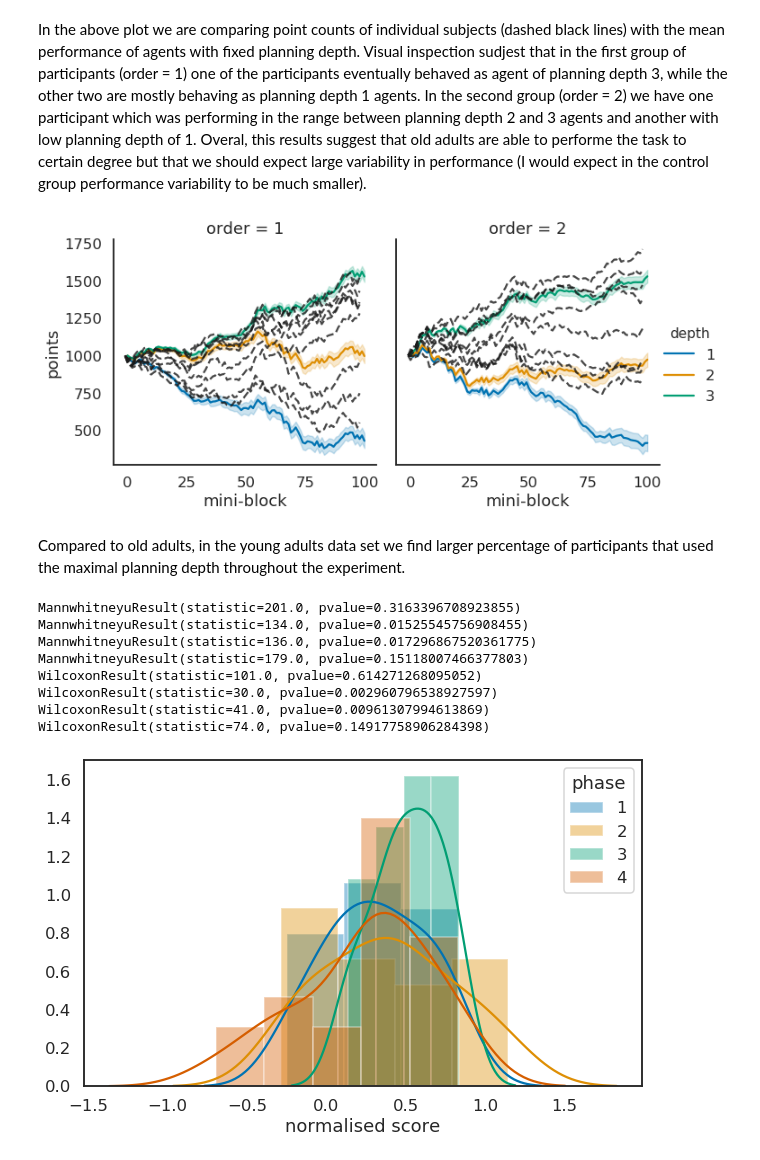
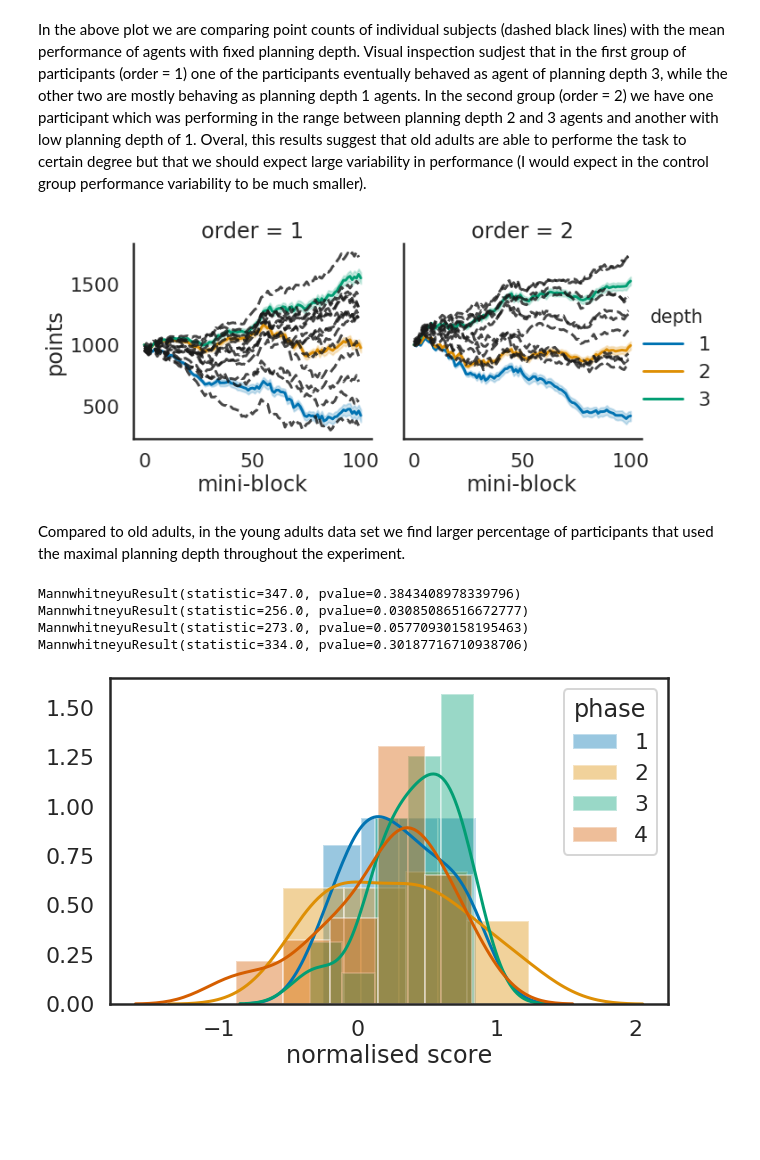
Before and after one commit to jeffensen/plandepth, a Jupyter notebook: notebooks/analysing_behavioural_data_B03.ipynb, the cells around one changed output. Saved outputs shown, nothing was run; the diff lists cells and outputs as text; code cells hidden in the pictures; blank space fills up the shorter version.

```diff
--- a/notebooks/analysing_behavioural_data_B03.ipynb
+++ b/notebooks/analysing_behavioural_data_B03.ipynb
@@ -105,11 +106,11 @@ home = expanduser("~")
 path1 = '/tudcloud/Shared/Experiments/Plandepth/B03_pilot/main/OA/'  # change to correct path
 path2 = '/tudcloud/Shared/Experiments/Plandepth/B03_pilot/main/YA/'
 
-data_old, states_old, responses_old, valid_old = load_and_format_data(path1, cutoff=500)
-data_young, states_young, responses_young, valid_young = load_and_format_data(path2, cutoff=500)
+data_old, states_old, responses_old, valid_old = load_and_format_data(path1, cutoff=0)
+data_young, states_young, responses_young, valid_young = load_and_format_data(path2, cutoff=0)
 
-data_old['group'] = 'old'
-data_young['group'] = 'young'
+data_old['group'] = 'OA'
+data_young['group'] = 'YA'
 
 data = data_old.append(data_young, ignore_index=True)
 # %% [output]
@@ -423,30 +434,30 @@ for depth in range(3):
     end_points = start_points + performance[depth].numpy().cumsum(-1)
     points = np.hstack([start_points*np.ones((runs, 1)), end_points])
     df = pd.DataFrame(points.T, columns=range(runs))
-    df['mini-block'] = np.arange(101)
+    df['mini-block'] = np.arange(blocks + 1)
     df = pd.melt(df, id_vars='mini-block', value_vars=range(runs), value_name='points')
     df['order'] = 1
-    df.loc[df.variable >= 25, 'order'] = 2
+    df.loc[df.variable >= runs//2, 'order'] = 2
     df['depth'] = depth + 1
     sim_data = sim_data.append(df, ignore_index=True)
 
-    phase_values = np.concatenate([start_points*np.ones((50, 1)), end_points.reshape(-1, 4, 25)[..., -1]], -1)
+    phase_values = np.concatenate([start_points*np.ones((runs, 1)), end_points.reshape(-1, 4, 25)[..., -1]], -1)
     diffs = np.diff(phase_values, axis=-1)
 
-    diffs[25:, :] = np.concatenate([diffs[25:, 2:], diffs[25:, :2]], -1)
+    diffs[runs//2:, :] = np.concatenate([diffs[runs//2:, 2:], diffs[runs//2:, :2]], -1)
 
     rel_score[depth] = diffs.mean(0)/25
 # %%
 import seaborn as sns
-norm_score = np.zeros((3, 50, 4))
+norm_score = np.zeros((3, runs, 4))
 for depth in range(3):
     df = sim_data.loc[sim_data.depth == depth+1]
-    end_points = df['points'].values.reshape(50, -1)[:, 1:]
+    end_points = df['points'].values.reshape(runs, -1)[:, 1:]
 
-    end_phase_points = np.concatenate([start_points*np.ones((50, 1)), end_points.reshape(-1, 4, 25)[..., -1]], -1)
+    end_phase_points = np.concatenate([start_points*np.ones((runs, 1)), end_points.reshape(-1, 4, 25)[..., -1]], -1)
     phase_diffs = np.diff(end_phase_points, axis=-1)
 
-    phase_diffs[25:, :] = np.concatenate([phase_diffs[25:, 2:], phase_diffs[25:, :2]], -1)
+    phase_diffs[runs:, :] = np.concatenate([phase_diffs[runs:, 2:], phase_diffs[runs:, :2]], -1)
 
     norm_score[depth] = (phase_diffs/25 - rel_score[0])/(rel_score[-1] - rel_score[0])
 
@@ -469,12 +502,12 @@ fig.savefig('simulates_normalised_scores.pdf', dpi=300)
 # %%
 g = sns.FacetGrid(sim_data, col="order", hue='depth', height=5)
 g.map(sns.lineplot, "mini-block", "points").add_legend();
-mini_blocks = np.arange(100)
+mini_blocks = np.arange(1, 101)
 
 for order in range(2):
-    for subject in np.unique(data.subject.values):
+    for subject in np.unique(data_old.subject.values):
         df = data_old.loc[data_old.order == order+1]
-        points = df.loc[df.subject == subject]['start_points'].values
+        points = df.loc[df.subject == subject]['end_points'].values
         if len(points) == blocks:
             g.axes[0, order].plot(mini_blocks - 1, points, 'k--', alpha=.8)
 # %% [output]
@@ -484,16 +517,16 @@ In the above plot we are comparing point counts of individual subjects (dashed b
 # %%
 g = sns.FacetGrid(sim_data, col="order", hue='depth', height=5)
 g.map(sns.lineplot, "mini-block", "points").add_legend();
-mini_blocks = np.arange(100)
+mini_blocks = np.arange(1, 101)
 
 for order in range(2):
-    for subject in np.unique(data.subject.values):
+    for subject in np.unique(data_young.subject.values):
         df = data_young.loc[data_young.order == order+1]
-        points = df.loc[df.subject == subject]['start_points'].values
+        points = df.loc[df.subject == subject]['end_points'].values
         if len(points) == blocks:
             g.axes[0, order].plot(mini_blocks - 1, points, 'k--', alpha=.8)
 # %% [output]
-[figure, old version]
+[figure, new version]
 # %% [markdown]
 Compared to old adults, in the young adults data set we find larger percentage of participants that used the maximal planning depth throughout the experiment.
 # %%
@@ -506,26 +539,25 @@ ep_prob_oa = ep_count_oa/ep_count_oa.sum(0)
 ep_oa = ep_prob_oa.reshape(3, 4, 25, -1).mean(-2)
 #######################################################################3
 
-n_subs = len(np.unique(data_old.subject))
+n_subs = pd_prob_oa.shape[1]
 
 score = data_old['gain'].values.reshape(n_subs, 4, -1).sum(-1)/25
 order = data_old.order.values.reshape(n_subs, -1)[:, 0]
 rev = order == 2
 
-mpd_oa = pd_prob_oa.dot(np.arange(1, 4)).reshape(4, 25, -1).mean(-2)[:, valid_old].T
-vpd_oa = pd_prob_oa.dot(np.arange(1, 4)).reshape(4, 25, -1).std(-2)[:, valid_old].T
+mpd_all_oa = pd_prob_oa.dot(np.arange(1, 4)).reshape(4, 25, -1)
+mpd_oa = mpd_all_oa.mean(-2).T
+vpd_oa = mpd_all_oa.std(-2).T
 
-ep_oa = ep_oa[..., valid_old]
-
+mpd_all_oa[..., rev] = np.concatenate([mpd_all_oa[2:, :, rev], mpd_all_oa[:2, :, rev]], 0)
 mpd_oa[rev] = np.concatenate([mpd_oa[rev, 2:], mpd_oa[rev, :2]], -1)
 vpd_oa[rev] = np.concatenate([vpd_oa[rev, 2:], vpd_oa[rev, :2]], -1)
-
 ep_oa[..., rev] = np.concatenate([ep_oa[:, 2:, rev], ep_oa[:, :2, rev]], -2)
 
 # create data frame with ep and entorpy estimates
 data_oa = pd.DataFrame(data=ep_oa[[-2, -2, -1, -1], [0, 1, 2, 3]].T, columns=[1, 2, 3, 4])
 data_oa['order'] = order
-data_oa = data_oa.melt(id_vars='order', var_name='phase', value_name='EP max depth')
+data_oa = data_oa.melt(id_vars='order', var_name='phase', value_name='EP(depth=max)')
 data_oa['group'] = 'OA'
 
 df = pd.DataFrame(data=vpd_oa, columns=[1, 2, 3, 4])
@@ -548,21 +580,12 @@ print(mannwhitneyu(norm_score1[:, 0], norm_score1[:, 1]))
 print(mannwhitneyu(norm_score1[:, 2], norm_score1[:, 3]))
 print(mannwhitneyu(norm_score1[:, 0], norm_score1[:, 2]))
 print(mannwhitneyu(norm_score1[:, 1], norm_score1[:, 3]))
-
-print(wilcoxon(norm_score1[:, 0], norm_score1[:, 1]))
-print(wilcoxon(norm_score1[:, 2], norm_score1[:, 3]))
-print(wilcoxon(norm_score1[:, 0], norm_score1[:, 2]))
-print(wilcoxon(norm_score1[:, 1], norm_score1[:, 3]))
 # %% [output]
-MannwhitneyuResult(statistic=201.0, pvalue=0.3163396708923855)
-MannwhitneyuResult(statistic=134.0, pvalue=0.01525545756908455)
-MannwhitneyuResult(statistic=136.0, pvalue=0.017296867520361775)
-MannwhitneyuResult(statistic=179.0, pvalue=0.15118007466377803)
-WilcoxonResult(statistic=101.0, pvalue=0.614271268095052)
-WilcoxonResult(statistic=30.0, pvalue=0.002960796538927597)
-WilcoxonResult(statistic=41.0, pvalue=0.00961307994613869)
-WilcoxonResult(statistic=74.0, pvalue=0.14917758906284398)
+MannwhitneyuResult(statistic=347.0, pvalue=0.3843408978339796)
+MannwhitneyuResult(statistic=256.0, pvalue=0.03085086516672777)
+MannwhitneyuResult(statistic=273.0, pvalue=0.05770930158195463)
+MannwhitneyuResult(statistic=334.0, pvalue=0.30187716710938706)
-[figure, old version]
+[figure, new version]
 # %%
 # load planning depth statistics for YA group
 pd_stats_ya = np.load('ya_plandepth_stats_B03.npz', allow_pickle=True)
```
Also changed, not shown: parts of 27 cells of this notebook.
